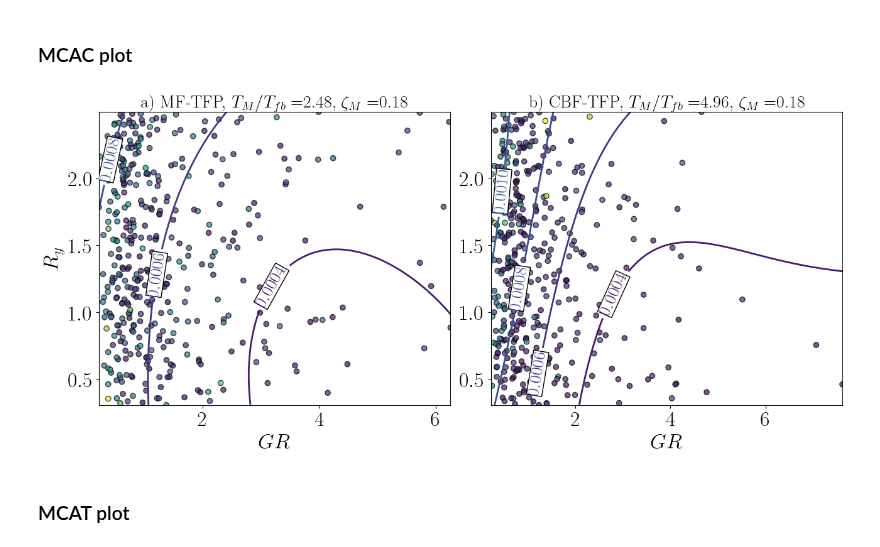
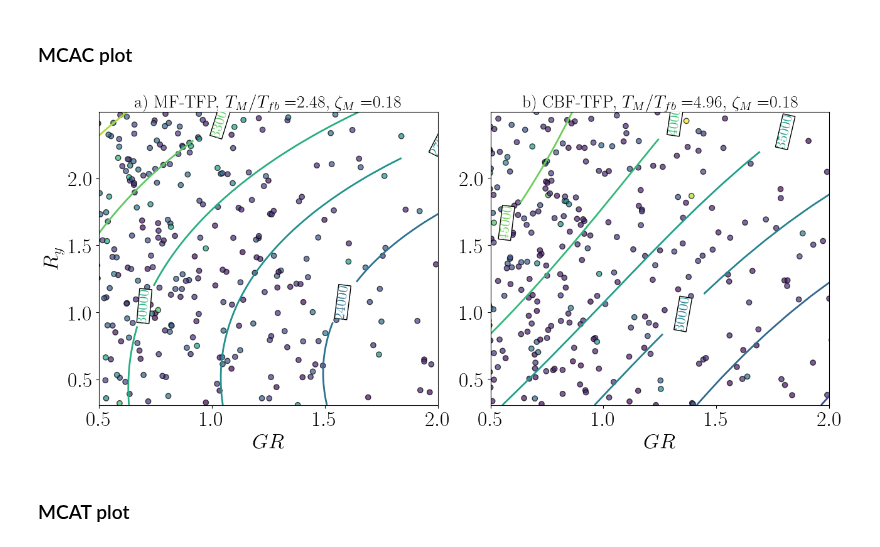
Before and after one commit to hgp297/isol-sys-database, a Jupyter notebook: src/paper/wcsi_time_anly_figures.ipynb, the cells around one changed output. Saved outputs shown, nothing was run; the diff lists cells and outputs as text; code cells hidden in the pictures.

Commit message:
wcsi edits

```diff
--- a/src/paper/wcsi_time_anly_figures.ipynb
+++ b/src/paper/wcsi_time_anly_figures.ipynb
@@ -1970,6 +2219,32 @@ GPR MCAC/MCAT training for cost done for 4 models in 68.011 s
 # %% [markdown]
 ### MCAC plot
 # %%
+### regular
+ns = 4
+hs = 13.
+nb = 6
+Lb = 30.
+
+example_bldg_area = (nb*Lb)**2 * (ns + 1)
+workers_parallel = example_bldg_area/1000/2
+####
+similar_mf_tfp = df_mf_tfp[(df_mf_tfp['num_stories'] == ns) & (df_mf_tfp['num_bays'] == nb)]
+similar_mf_tfp_cost = similar_mf_tfp['total_cmp_cost'].median()
+similar_mf_tfp_time = similar_mf_tfp['total_cmp_time'].median()
+
+similar_mf_lrb = df_mf_lrb[(df_mf_lrb['num_stories'] == ns) & (df_mf_lrb['num_bays'] == nb)]
+similar_mf_lrb_cost = similar_mf_lrb['total_cmp_cost'].median()
+similar_mf_lrb_time = similar_mf_lrb['total_cmp_time'].median()
+
+similar_cbf_tfp = df_cbf_tfp[(df_cbf_tfp['num_stories'] == ns) & (df_cbf_tfp['num_bays'] == nb)]
+similar_cbf_tfp_cost = similar_cbf_tfp['total_cmp_cost'].median()
+similar_cbf_tfp_time = similar_cbf_tfp['total_cmp_time'].median()
+
+similar_cbf_lrb = df_cbf_lrb[(df_cbf_lrb['num_stories'] == ns) & (df_cbf_lrb['num_bays'] == nb)]
+similar_cbf_lrb_cost = similar_cbf_lrb['total_cmp_cost'].median()
+similar_cbf_lrb_time = similar_cbf_lrb['total_cmp_time'].median()
+####
+
 annual_cost_var = 'annual_cost_ratio'
 mdl_mcac = mcac_regression_mdls['mdl_mcac_mf_tfp']
 impact_mdl = mdl_impact_mf_tfp
@@ -1986,7 +2261,7 @@ mpl.rcParams['ytick.labelsize'] = label_size
 
 fig = plt.figure(figsize=(13,6))
 
-lvls = np.arange(start=2e-4,stop=3e-3,step=2e-4)
+# lvls = np.arange(start=2e-4,stop=3e-3,step=2e-4)
 
 xvar = 'gap_ratio'
 yvar = 'RI'
@@ -2008,11 +2283,11 @@ y_pl = np.unique(yy)
 xx_pl, yy_pl = np.meshgrid(x_pl, y_pl)
 
 Z_surf = np.array(Z).reshape(xx_pl.shape)
-Z_cont = Z_surf.copy()
+Z_cont = Z_surf.copy()*similar_mf_tfp_cost
 
 ax=fig.add_subplot(1, 2, 1)
 
-cs = ax.contour(xx_pl, yy_pl, Z_cont, linewidths=2.0, cmap='viridis', levels=lvls)
+cs = ax.contour(xx_pl, yy_pl, Z_cont, linewidths=2.0, cmap='viridis')
 clabels = ax.clabel(cs, fontsize=clabel_size)
 [txt.set_bbox(dict(facecolor='white', edgecolor='black', pad=0)) for txt in clabels]
 
@@ -2032,7 +2307,7 @@ ylim = ax.get_ylim()
 # zlim = ax.get_zlim()
 # cset = ax.contour(xx_pl, yy_pl, Z_surf, zdir='x', offset=xlim[0], cmap='viridis_r')
 # cset = ax.contour(xx_pl, yy_pl, Z_surf, zdir='y', offset=ylim[1], cmap='viridis')
-# ax.set_zlim([-0.1, 1.1])
+ax.set_xlim([0.5, 2.0])
 
 ax.set_xlabel('$GR$', fontsize=axis_font)
 ax.set_ylabel('$R_y$', fontsize=axis_font)
@@ -2124,11 +2399,11 @@ y_pl = np.unique(yy)
 xx_pl, yy_pl = np.meshgrid(x_pl, y_pl)
 
 Z_surf = np.array(Z).reshape(xx_pl.shape)
-Z_cont = Z_surf.copy()
+Z_cont = Z_surf.copy()*similar_cbf_tfp_cost
 
 ax=fig.add_subplot(1, 2, 2)
 
-cs = ax.contour(xx_pl, yy_pl, Z_cont, linewidths=2.0, cmap='viridis', levels=lvls)
+cs = ax.contour(xx_pl, yy_pl, Z_cont, linewidths=2.0, cmap='viridis')
 clabels = ax.clabel(cs, fontsize=clabel_size)
 [txt.set_bbox(dict(facecolor='white', edgecolor='black', pad=0)) for txt in clabels]
 
@@ -2148,7 +2423,7 @@ ylim = ax.get_ylim()
 # zlim = ax.get_zlim()
 # cset = ax.contour(xx_pl, yy_pl, Z_surf, zdir='x', offset=xlim[0], cmap='viridis_r')
 # cset = ax.contour(xx_pl, yy_pl, Z_surf, zdir='y', offset=ylim[1], cmap='viridis')
-# ax.set_zlim([-0.1, 1.1])
+ax.set_xlim([0.5, 2.0])
 
 ax.set_xlabel('$GR$', fontsize=axis_font)
 # ax.set_ylabel('$R_y$', fontsize=axis_font)
@@ -2187,35 +2462,35 @@ ax=fig.add_subplot(2, 2, 4)
 
 cs = ax.contour(xx_pl, yy_pl, Z_cont, linewidths=2.0, cmap='viridis', levels=lvls)
 clabels = ax.clabel(cs, fontsize=clabel_size)
 [txt.set_bbox(dict(facecolor='white', edgecolor='black', pad=0)) for txt in clabels]
 
 # surf = ax.plot_surface(xx_pl, yy_pl, Z_surf, cmap='viridis',
 #                         linewidth=0, antialiased=False, alpha=0.3,
 #                         vmin=-0.5)
 
 # ax.xaxis.pane.fill = False
 # ax.yaxis.pane.fill = False
 # ax.zaxis.pane.fill = False
 
 ax.scatter(df_sc[xvar], df_sc[yvar], c=df_sc[annual_cost_var],
             edgecolors='k', alpha = 0.7, cmap='viridis')
 
 xlim = ax.get_xlim()
 ylim = ax.get_ylim()
 # zlim = ax.get_zlim()
 # cset = ax.contour(xx_pl, yy_pl, Z_surf, zdir='x', offset=xlim[0], cmap='viridis_r')
 # cset = ax.contour(xx_pl, yy_pl, Z_surf, zdir='y', offset=ylim[1], cmap='viridis')
 # ax.set_zlim([-0.1, 1.1])
 
 ax.set_xlabel('$GR$', fontsize=axis_font)
 # ax.set_ylabel('$R_y$', fontsize=axis_font)
 ax.set_title('d) CBF-LRB, ' + '$T_M/T_{fb}=$' + f'{T_median:.2f}' + ', $\zeta_M=$' + f'{zeta_median:.2f}', fontsize=subt_font)
 # ax.set_zlabel('Annual repair cost (\%)', fontsize=axis_font)
 '''
 fig.tight_layout()
-plt.savefig('./wcsi_figures/eac_contour.svg')
+# plt.savefig('./wcsi_figures/eac_contour.svg')
 # %% [output]
-[figure, old version]
+[figure, new version]
 # %% [markdown]
 ### MCAT plot
 # %%
```
Also changed, not shown: parts of 4 cells of this notebook.
